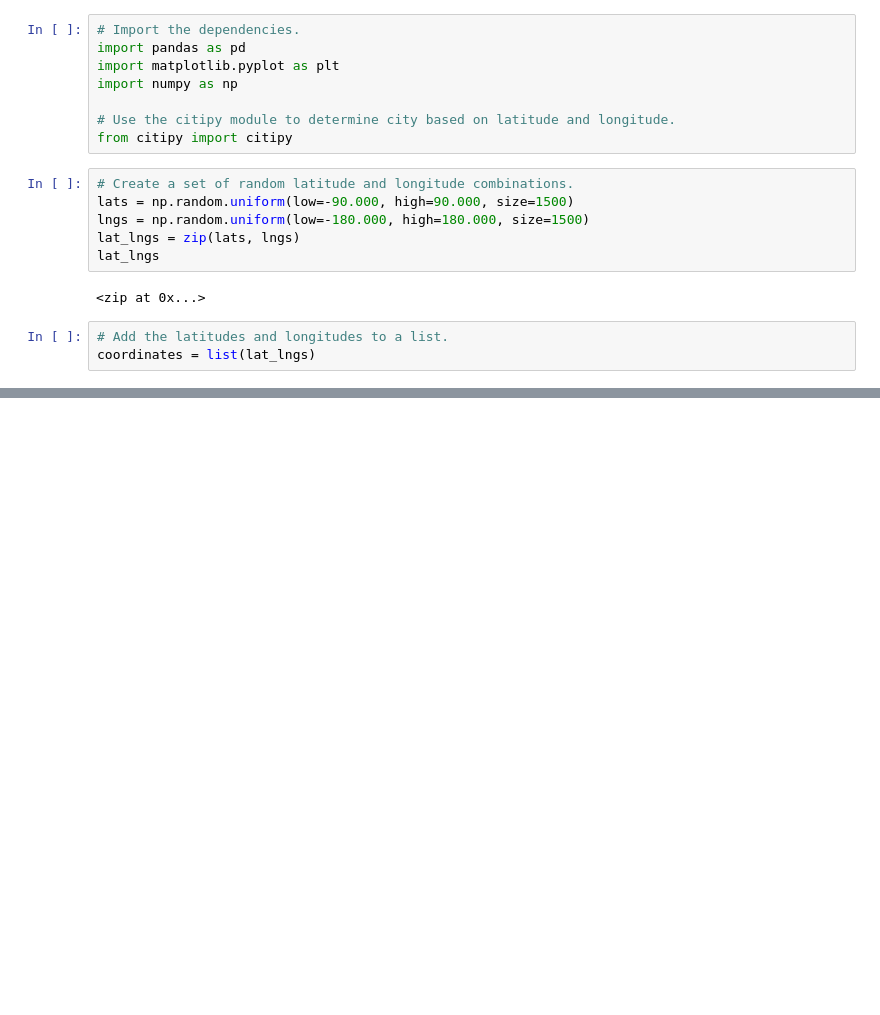
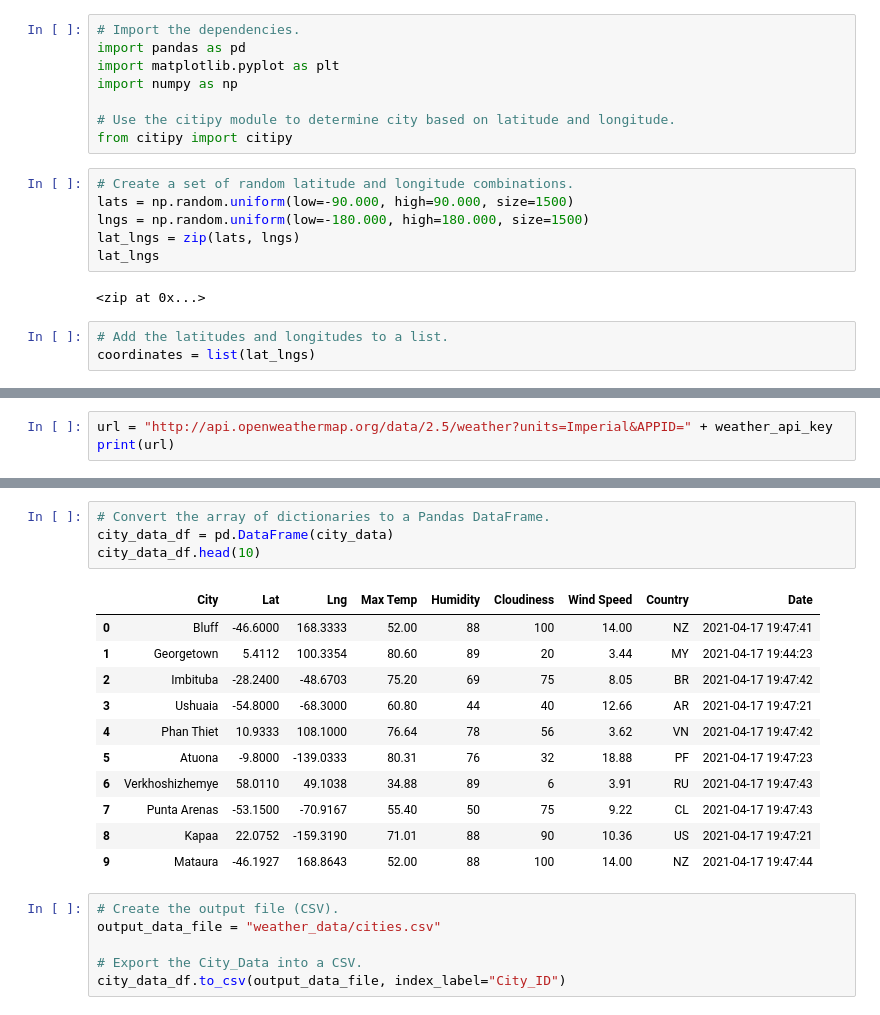
Before and after one commit to doristai/WeatherPy-APIs-A6, a Jupyter notebook: WeatherPy.ipynb, the cells around one changed output, grey strips where cells are left out. Cells and saved outputs as stored; diff of their text form; blank space fills up the shorter version.

```diff
--- a/WeatherPy.ipynb
+++ b/WeatherPy.ipynb
@@ -58,0 +62,3 @@ len(cities)
+# %%
+url = "http://api.openweathermap.org/data/2.5/weather?units=Imperial&APPID=" + weather_api_key
+print(url)
@@ -58,0 +149,22 @@ len(cities)
+# %%
+# Convert the array of dictionaries to a Pandas DataFrame.
+city_data_df = pd.DataFrame(city_data)
+city_data_df.head(10)
+# %% [output]
+|  | City | Lat | Lng | Max Temp | Humidity | Cloudiness | Wind Speed | Country | Date |
+| 0 | Bluff | -46.6000 | 168.3333 | 52.00 | 88 | 100 | 14.00 | NZ | 2021-04-17 19:47:41 |
+| 1 | Georgetown | 5.4112 | 100.3354 | 80.60 | 89 | 20 | 3.44 | MY | 2021-04-17 19:44:23 |
+| 2 | Imbituba | -28.2400 | -48.6703 | 75.20 | 69 | 75 | 8.05 | BR | 2021-04-17 19:47:42 |
+| 3 | Ushuaia | -54.8000 | -68.3000 | 60.80 | 44 | 40 | 12.66 | AR | 2021-04-17 19:47:21 |
+| 4 | Phan Thiet | 10.9333 | 108.1000 | 76.64 | 78 | 56 | 3.62 | VN | 2021-04-17 19:47:42 |
+| 5 | Atuona | -9.8000 | -139.0333 | 80.31 | 76 | 32 | 18.88 | PF | 2021-04-17 19:47:23 |
+| 6 | Verkhoshizhemye | 58.0110 | 49.1038 | 34.88 | 89 | 6 | 3.91 | RU | 2021-04-17 19:47:43 |
+| 7 | Punta Arenas | -53.1500 | -70.9167 | 55.40 | 50 | 75 | 9.22 | CL | 2021-04-17 19:47:43 |
+| 8 | Kapaa | 22.0752 | -159.3190 | 71.01 | 88 | 90 | 10.36 | US | 2021-04-17 19:47:21 |
+| 9 | Mataura | -46.1927 | 168.8643 | 52.00 | 88 | 100 | 14.00 | NZ | 2021-04-17 19:47:44 |
+# %%
+# Create the output file (CSV).
+output_data_file = "weather_data/cities.csv"
+
+# Export the City_Data into a CSV.
+city_data_df.to_csv(output_data_file, index_label="City_ID")
```
Also changed, not shown: parts of 6 cells of this notebook, 3 other files.
